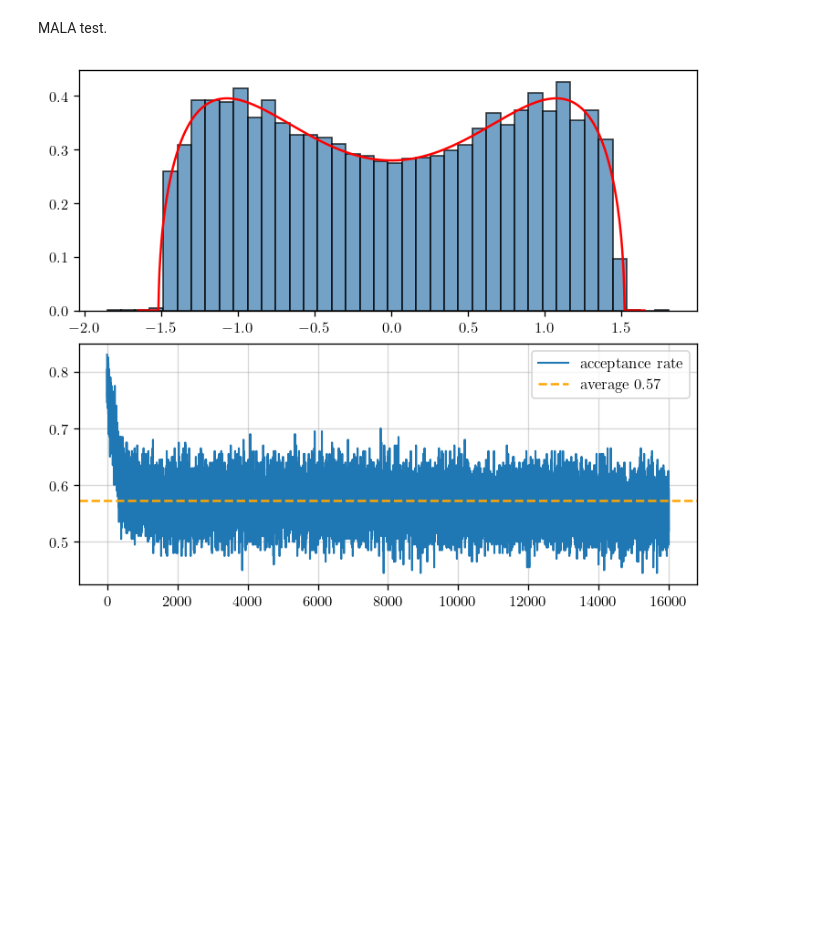
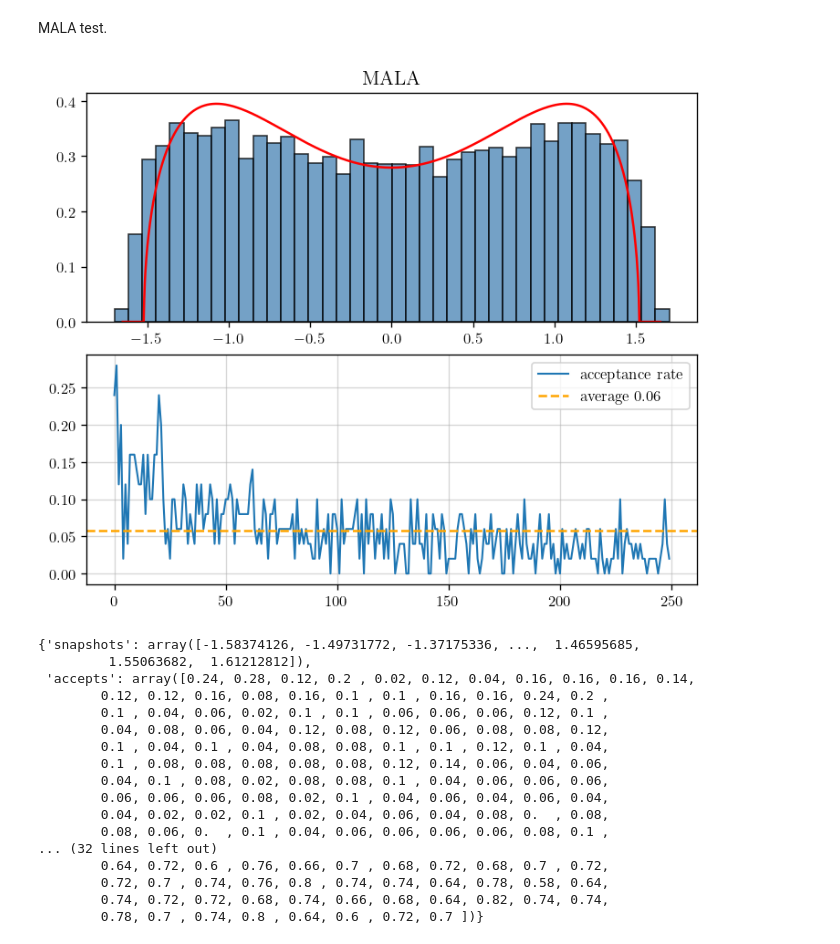
Before and after one commit to fredwdickinson/dissertation, a Jupyter notebook: code/notebooks/00_test.ipynb, the cells around one changed output. Saved outputs shown, nothing was run; the diff lists cells and outputs as text; code cells hidden in the pictures; blank space fills up the shorter version.

```diff
--- a/code/notebooks/00_test.ipynb
+++ b/code/notebooks/00_test.ipynb
@@ -16,10 +16,11 @@ importlib.reload(simulate); importlib.reload(densities);
 ---
 # %%
 N = 20; M = 10; dt = 1/N**2; beta = 2; potential_name = "quartic"
+T = 5.0; total_steps = int(T/dt);
 init = random_matrix.init_gue_eigenvalues(M, N)
-euler_pipe = simulate.make_euler_pipeline(dt = dt, potential_type = potential_name, beta = beta)
-traj = simulate.simulate_dbm(init, int(3.0/dt), euler_pipe)
-particles = simulate.collect_snapshots(traj, int(3.0/dt))
+euler_pipe = simulate.make_euler_pipeline(N, dt = dt, potential_type = potential_name, beta = beta)
+traj = simulate.simulate_dbm(init, total_steps, euler_pipe)
+particles = simulate.analyse_trajectory(traj, total_steps, burn_in = int(3.0/dt))["snapshots"]
 
 density_range, limiting_density = densities.get_density(potential_name)
 
@@ -67,21 +68,43 @@ test_method("implicit", N = 100, num_bins = 100)
 # %% [markdown]
 MALA test.
 # %%
-N = 40; beta = 2.0; T = 10.0; M = 200;
-dt = 1/(N**2); total_steps = int(T/dt);
+N = 50; beta = 2.0; T = 5.0; M = 50;
+dt = 1/N; total_steps = int(T/dt);
 potential_name = "quartic"
 
 init = random_matrix.init_gue_eigenvalues(M, N)
 mala_pipe = simulate.make_mala_pipeline(N, dt, potential_name, beta)
 traj = simulate.simulate_dbm(init, total_steps, mala_pipe)
-particles, accepts = simulate.metropolis_experiment(traj, total_steps)
+
+config = {"track_accepts": True, "burn_in": int(3.0/dt)}
+all_info = simulate.analyse_trajectory(traj, total_steps, **config)
 
 fig, axes = plt.subplots(2, 1, figsize = (6, 5.0))
 ax1, ax2 = axes
 
-plotters.plot_hist(ax1, particles, potential_name = potential_name, num_bins = 40)
-plotters.plot_accepts(ax2, accepts)
+plotters.plot_hist(ax1, all_info["snapshots"], potential_name = potential_name, num_bins = 40)
+plotters.plot_accepts(ax2, all_info["accepts"])
+ax1.set_title("MALA")
 
 plt.show()
+
+all_info
 # %% [output]
-[figure, old version]
+[figure, new version]
+{'snapshots': array([-1.58374126, -1.49731772, -1.37175336, ...,  1.46595685,
+         1.55063682,  1.61212812]),
+ 'accepts': array([0.24, 0.28, 0.12, 0.2 , 0.02, 0.12, 0.04, 0.16, 0.16, 0.16, 0.14,
+        0.12, 0.12, 0.16, 0.08, 0.16, 0.1 , 0.1 , 0.16, 0.16, 0.24, 0.2 ,
+        0.1 , 0.04, 0.06, 0.02, 0.1 , 0.1 , 0.06, 0.06, 0.06, 0.12, 0.1 ,
+        0.04, 0.08, 0.06, 0.04, 0.12, 0.08, 0.12, 0.06, 0.08, 0.08, 0.12,
+        0.1 , 0.04, 0.1 , 0.04, 0.08, 0.08, 0.1 , 0.1 , 0.12, 0.1 , 0.04,
+        0.1 , 0.08, 0.08, 0.08, 0.08, 0.08, 0.12, 0.14, 0.06, 0.04, 0.06,
+        0.04, 0.1 , 0.08, 0.02, 0.08, 0.08, 0.1 , 0.04, 0.06, 0.06, 0.06,
+        0.06, 0.06, 0.06, 0.08, 0.02, 0.1 , 0.04, 0.06, 0.04, 0.06, 0.04,
+        0.04, 0.02, 0.02, 0.1 , 0.02, 0.04, 0.06, 0.04, 0.08, 0.  , 0.08,
+        0.08, 0.06, 0.  , 0.1 , 0.04, 0.06, 0.06, 0.06, 0.06, 0.08, 0.1 ,
+... (32 lines left out)
+        0.64, 0.72, 0.6 , 0.76, 0.66, 0.7 , 0.68, 0.72, 0.68, 0.7 , 0.72,
+        0.72, 0.7 , 0.74, 0.76, 0.8 , 0.74, 0.74, 0.64, 0.78, 0.58, 0.64,
+        0.74, 0.72, 0.72, 0.68, 0.74, 0.66, 0.68, 0.64, 0.82, 0.74, 0.74,
+        0.78, 0.7 , 0.74, 0.8 , 0.64, 0.6 , 0.72, 0.7 ])}
```
Also changed, not shown: parts of 2 cells of this notebook, 5 other files.
